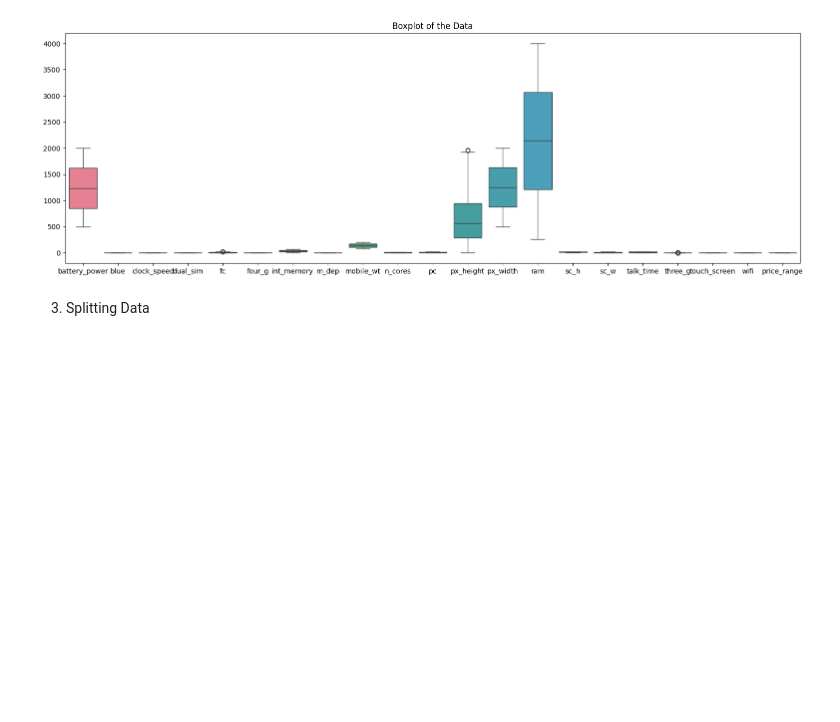
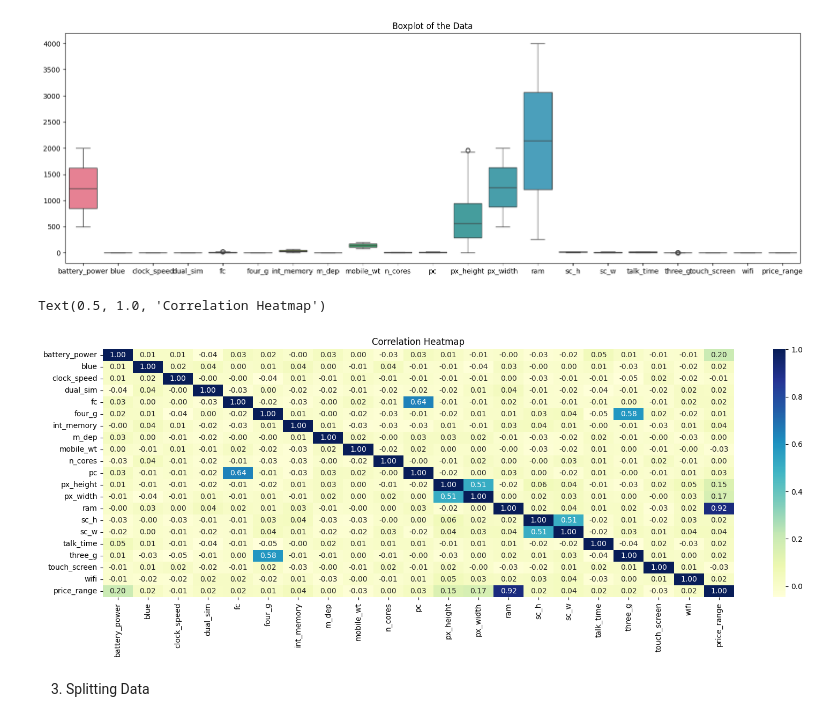
Before and after one commit to Yash-yr29/Mobile_Price_Classification, a Jupyter notebook: notebook/mobile_pre.ipynb, the cells around one changed output. Saved outputs shown, nothing was run; the diff lists cells and outputs as text; code cells hidden in the pictures; blank space fills up the shorter version.

```diff
--- a/notebook/mobile_pre.ipynb
+++ b/notebook/mobile_pre.ipynb
@@ -91,6 +91,15 @@ plt.title("Boxplot of the Data")
 plt.show()
 # %% [output]
 [figure]
+# %%
+df_1 = pd.get_dummies(df, drop_first=True , dtype = int)
+
+plt.figure(figsize=(19, 6))
+sns.heatmap(df_1.corr(), annot=True, cmap="YlGnBu", fmt=  ".2f")
+plt.title("Correlation Heatmap")
+# %% [output]
+Text(0.5, 1.0, 'Correlation Heatmap')
+[figure, added]
 # %% [markdown]
 3. Splitting Data
 # %%
```
Also changed, not shown: parts of 6 cells of this notebook, 4 other files.
